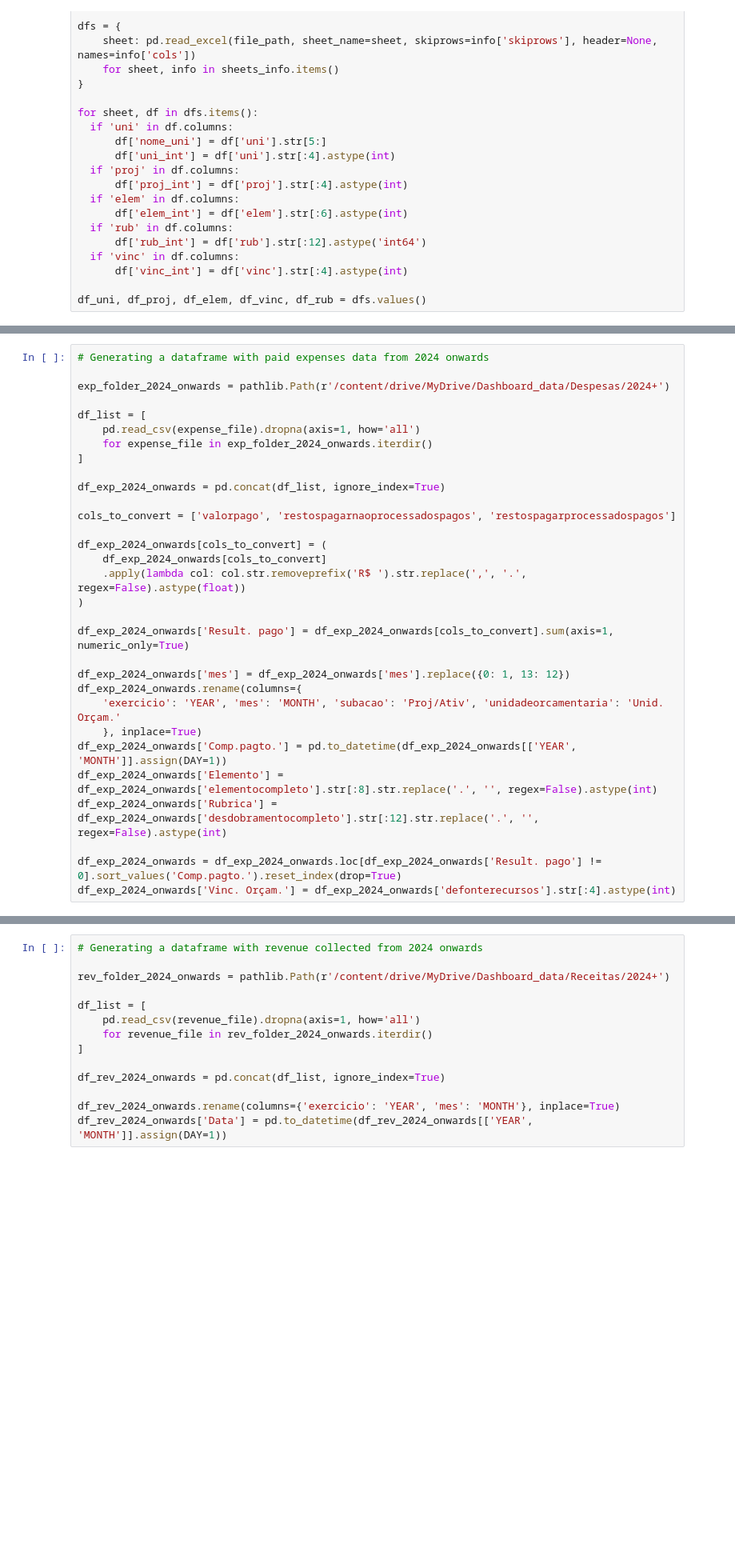
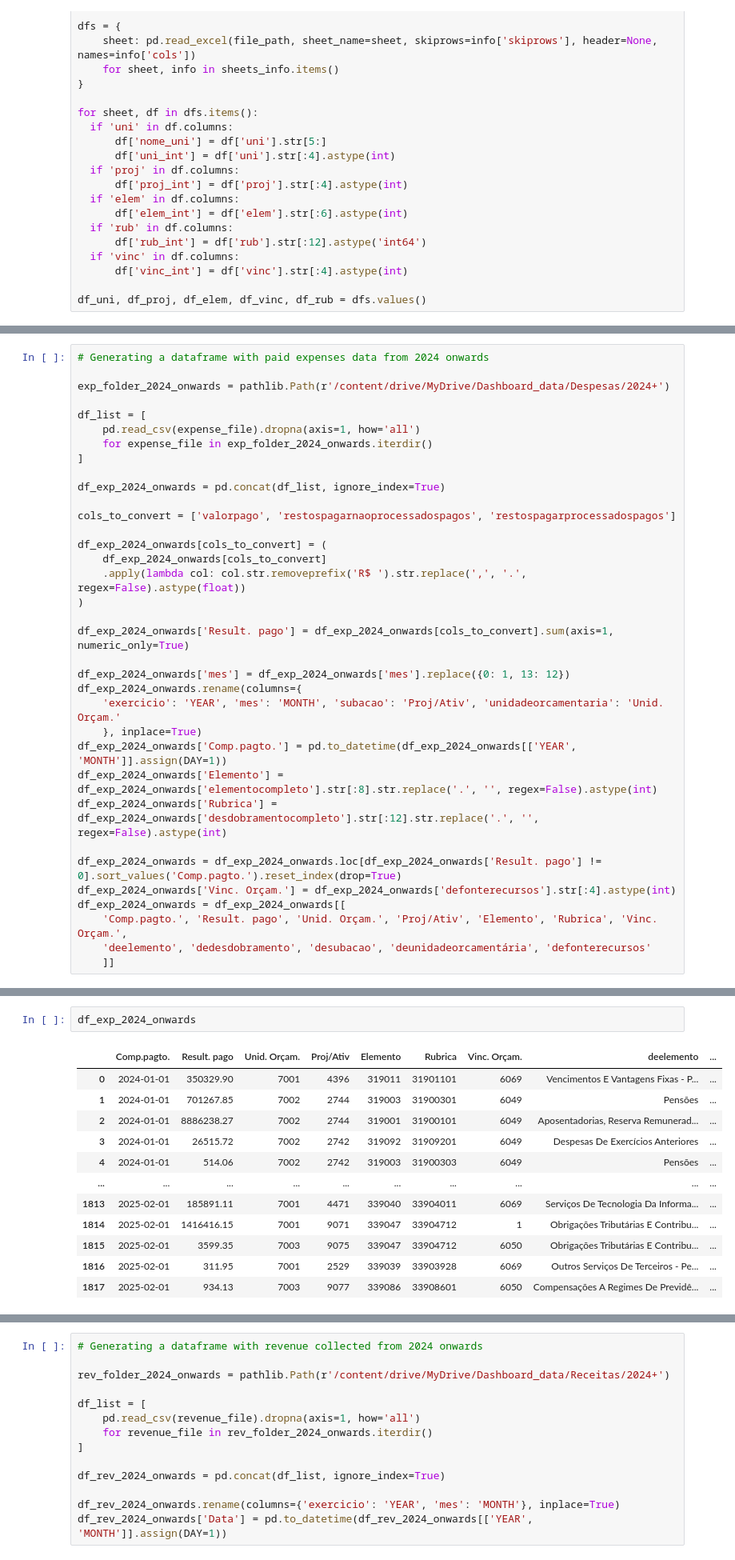
Before and after one commit to TiagoIesbick/dashboard-etl, a Jupyter notebook: dashboard_data.ipynb, the cells around one changed output, grey strips where cells are left out. Shown at 80% size. Cells and saved outputs as stored; diff of their text form; blank space fills up the shorter version.

```diff
--- a/dashboard_data.ipynb
+++ b/dashboard_data.ipynb
@@ -93,3 +83,7 @@ df_exp_2024_onwards['Rubrica'] = df_exp_2024_onwards['desdobramentocompleto'].st
 
 df_exp_2024_onwards = df_exp_2024_onwards.loc[df_exp_2024_onwards['Result. pago'] != 0].sort_values('Comp.pagto.').reset_index(drop=True)
 df_exp_2024_onwards['Vinc. Orçam.'] = df_exp_2024_onwards['defonterecursos'].str[:4].astype(int)
+df_exp_2024_onwards = df_exp_2024_onwards[[
+    'Comp.pagto.', 'Result. pago', 'Unid. Orçam.', 'Proj/Ativ', 'Elemento', 'Rubrica', 'Vinc. Orçam.',
+    'deelemento', 'dedesdobramento', 'desubacao', 'deunidadeorcamentária', 'defonterecursos'
+    ]]
@@ -140,0 +155,15 @@ df_vinc['vinc'] = df_vinc['vinc_int'].astype(str) + ' - ' + df_vinc['nome_vinc']
+# %%
+df_exp_2024_onwards
+# %% [output]
+|  | Comp.pagto. | Result. pago | Unid. Orçam. | Proj/Ativ | Elemento | Rubrica | Vinc. Orçam. | deelemento | ... |
+| 0 | 2024-01-01 | 350329.90 | 7001 | 4396 | 319011 | 31901101 | 6069 | Vencimentos E Vantagens Fixas - P... | ... |
+| 1 | 2024-01-01 | 701267.85 | 7002 | 2744 | 319003 | 31900301 | 6049 | Pensões | ... |
+| 2 | 2024-01-01 | 8886238.27 | 7002 | 2744 | 319001 | 31900101 | 6049 | Aposentadorias, Reserva Remunerad... | ... |
+| 3 | 2024-01-01 | 26515.72 | 7002 | 2742 | 319092 | 31909201 | 6049 | Despesas De Exercícios Anteriores | ... |
+| 4 | 2024-01-01 | 514.06 | 7002 | 2742 | 319003 | 31900303 | 6049 | Pensões | ... |
+| ... | ... | ... | ... | ... | ... | ... | ... | ... | ... |
+| 1813 | 2025-02-01 | 185891.11 | 7001 | 4471 | 339040 | 33904011 | 6069 | Serviços De Tecnologia Da Informa... | ... |
+| 1814 | 2025-02-01 | 1416416.15 | 7001 | 9071 | 339047 | 33904712 | 1 | Obrigações Tributárias E Contribu... | ... |
+| 1815 | 2025-02-01 | 3599.35 | 7003 | 9075 | 339047 | 33904712 | 6050 | Obrigações Tributárias E Contribu... | ... |
+| 1816 | 2025-02-01 | 311.95 | 7001 | 2529 | 339039 | 33903928 | 6069 | Outros Serviços De Terceiros - Pe... | ... |
+| 1817 | 2025-02-01 | 934.13 | 7003 | 9077 | 339086 | 33908601 | 6050 | Compensações A Regimes De Previdê... | ... |
```
Also changed, not shown: parts of 11 cells of this notebook.
